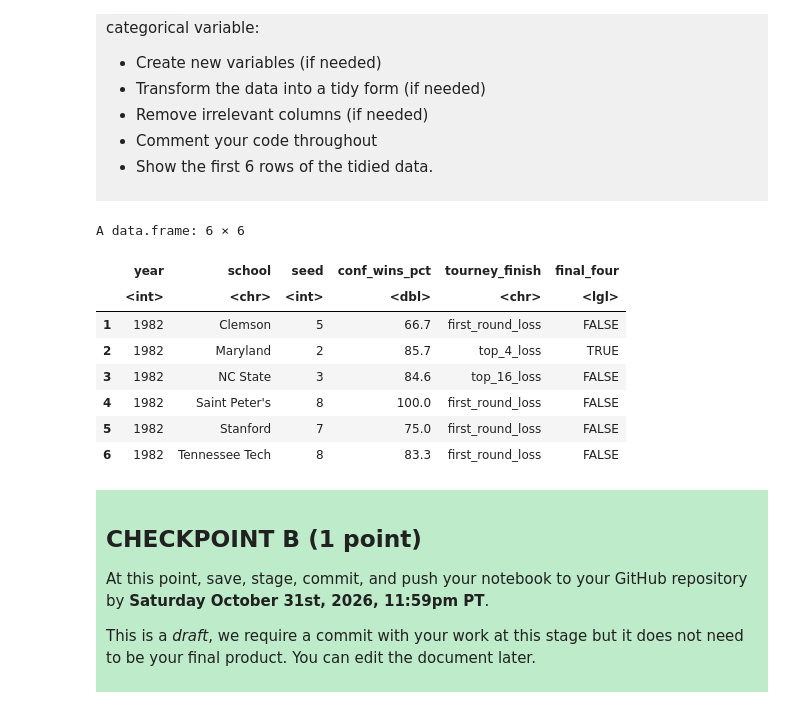
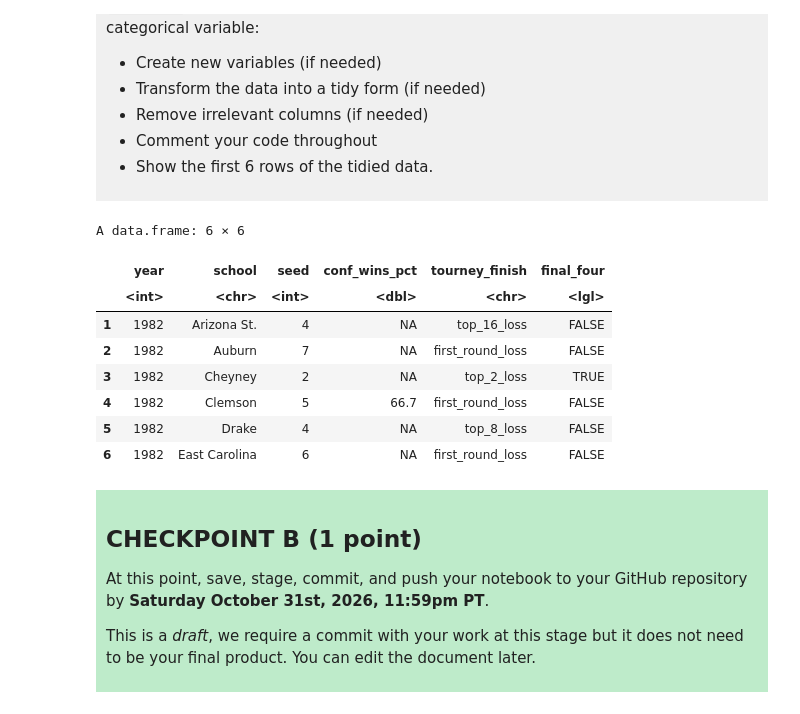
Before and after one commit to Xinyue-Shen/dsci-100-project-xinyue-shen, a Jupyter notebook: dsci-100-project-notebook.ipynb, the cells around one changed output. Drawn from its saved outputs; the diff is of its cells as text; code cells hidden in the pictures.

```diff
--- a/dsci-100-project-notebook.ipynb
+++ b/dsci-100-project-notebook.ipynb
@@ -196,23 +196,21 @@ Produce a tidy data set that could be used to answer your research question usin
 # %%
 library(tidyverse)
 #select all the columns needed in the question
 wmm_tidy <- select(wmm_data, year, school, seed, conf_wins_pct, tourney_finish) |>
     #create a new variable "final_four" to show whether a team reach the Final Four
-    mutate(final_four = tourney_finish %in% c("top_4_loss", "top_2_loss", "champ")) |>
-    #remove raws with missing values in conf_wins_pct
-    filter(!is.na(conf_wins_pct))
+    mutate(final_four = tourney_finish %in% c("top_4_loss", "top_2_loss", "champ"))
 #show the first 6 rows of the tidied data
 head(wmm_tidy, 6)
 # %% [output]
 A data.frame: 6 × 6
 |  | year | school | seed | conf_wins_pct | tourney_finish | final_four |
 |  | <int> | <chr> | <int> | <dbl> | <chr> | <lgl> |
-| 1 | 1982 | Clemson | 5 | 66.7 | first_round_loss | FALSE |
-| 2 | 1982 | Maryland | 2 | 85.7 | top_4_loss | TRUE |
-| 3 | 1982 | NC State | 3 | 84.6 | top_16_loss | FALSE |
-| 4 | 1982 | Saint Peter's | 8 | 100.0 | first_round_loss | FALSE |
-| 5 | 1982 | Stanford | 7 | 75.0 | first_round_loss | FALSE |
-| 6 | 1982 | Tennessee Tech | 8 | 83.3 | first_round_loss | FALSE |
+| 1 | 1982 | Arizona St. | 4 | NA | top_16_loss | FALSE |
+| 2 | 1982 | Auburn | 7 | NA | first_round_loss | FALSE |
+| 3 | 1982 | Cheyney | 2 | NA | top_2_loss | TRUE |
+| 4 | 1982 | Clemson | 5 | 66.7 | first_round_loss | FALSE |
+| 5 | 1982 | Drake | 4 | NA | top_8_loss | FALSE |
+| 6 | 1982 | East Carolina | 6 | NA | first_round_loss | FALSE |
 # %% [markdown]
 <div style="background-color: #beebca; padding: 10px;">
 
```
Also changed, not shown: parts of 10 cells of this notebook.
